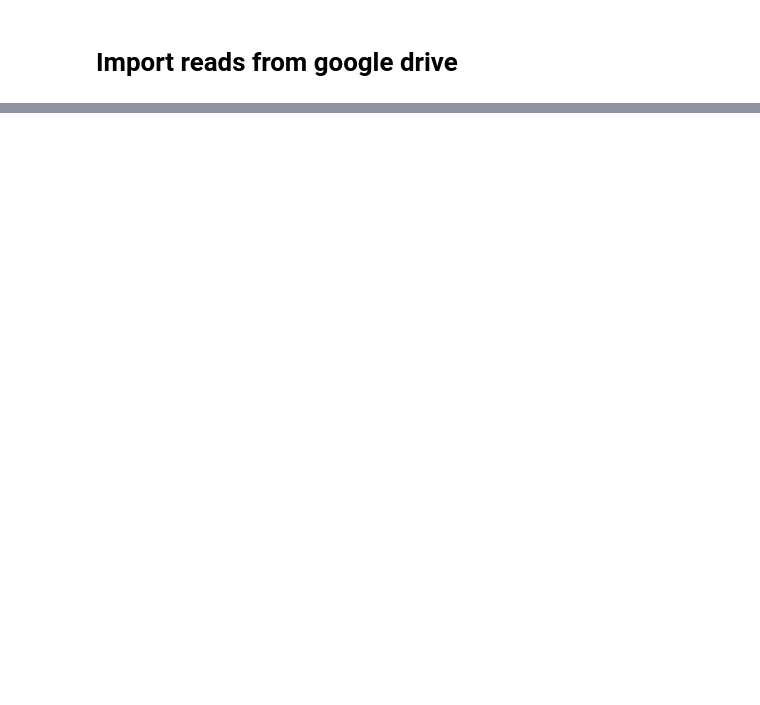
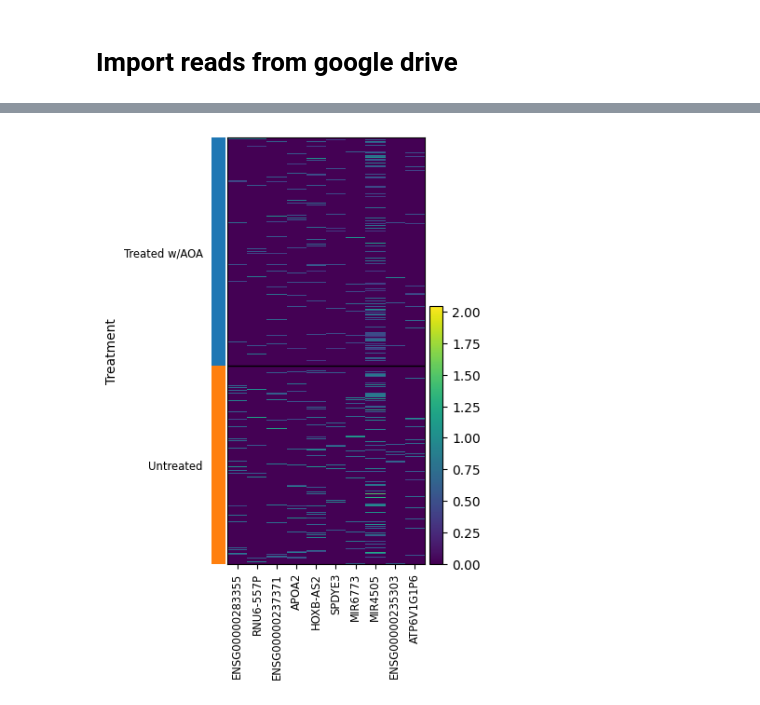
Before and after one commit to Droslj/scATAC-seq-complete-, a Jupyter notebook: scATAC_seq_(1)_DA.ipynb, the cells around one changed output, grey strips where cells are left out. Saved outputs shown, nothing was run; the diff lists cells and outputs as text; code cells hidden in the pictures; blank space fills up the shorter version.

```diff
--- a/scATAC_seq_(1)_DA.ipynb
+++ b/scATAC_seq_(1)_DA.ipynb
@@ -81,0 +182,5 @@ Interpret Results: Interpret the biological significance of the differentially a
+# %%
+#Heatmap of top 10 differentially lowest expressed genes
+sc.pl.heatmap(adata_concat, bottom_10_dars['names'].tolist(), groupby='Treatment', cmap='viridis')
+# %% [output]
+[figure, added]
```
Also changed, not shown: parts of 23 cells of this notebook.
